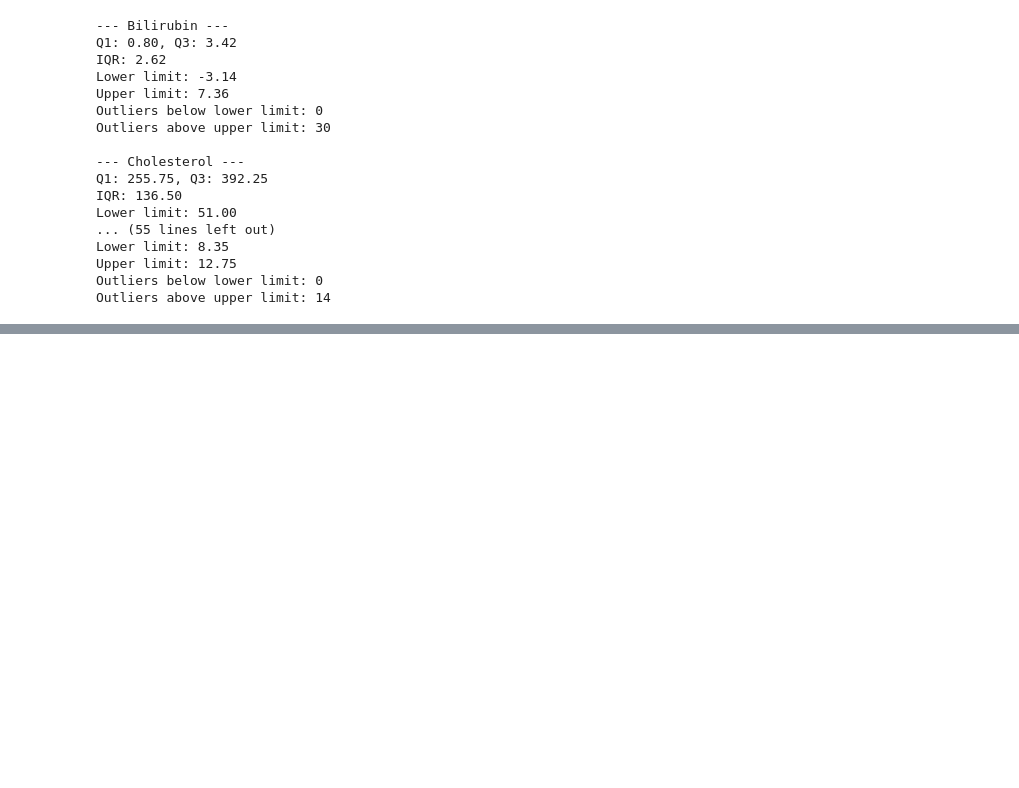
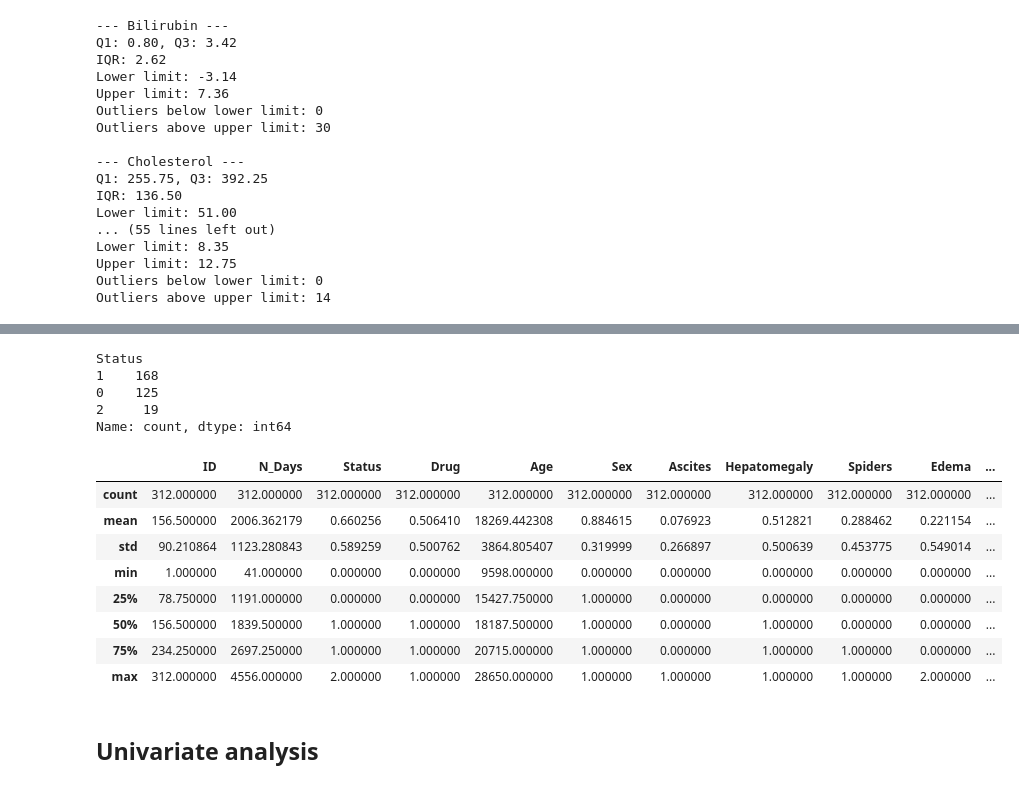
Before and after one commit to CarolinaCapitao/Machine-Learning, a Jupyter notebook: Cirrhosis_database.ipynb, the cells around one changed output, grey strips where cells are left out. Drawn from its saved outputs; the diff is of its cells as text; code cells hidden in the pictures; blank space fills up the shorter version.

```diff
--- a/Cirrhosis_database.ipynb
+++ b/Cirrhosis_database.ipynb
@@ -624,0 +662,40 @@ Outliers above upper limit: 14
+# %%
+# Replace outlier values with IQR-based lower and upper limits
+db3 = db.copy()
+
+for col in var_num:
+    q1 = np.percentile(db[col].dropna(), 25)
+    q3 = np.percentile(db[col].dropna(), 75)
+    iqr = q3 - q1
+    upper_limit = q3 + 1.5 * iqr
+    lower_limit = q1 - 1.5 * iqr
+
+    # Replace values below lower limit with lower limit
+    db3[col] = np.where(db[col] < lower_limit, lower_limit, db3[col])
+
+    # Replace values above upper limit with upper limit
+    db3[col] = np.where(db[col] > upper_limit, upper_limit, db3[col])
+
+# Check distribution of the target variable
+print(db3['Status'].value_counts())
+# %% [output]
+Status
+1    168
+0    125
+2     19
+Name: count, dtype: int64
+# %%
+# Descriptive statistics of the dataset with outliers replaced with IQR-based lower and upper limits
+db3.describe()
+# %% [output]
+|  | ID | N_Days | Status | Drug | Age | Sex | Ascites | Hepatomegaly | Spiders | Edema | ... |
+| count | 312.000000 | 312.000000 | 312.000000 | 312.000000 | 312.000000 | 312.000000 | 312.000000 | 312.000000 | 312.000000 | 312.000000 | ... |
+| mean | 156.500000 | 2006.362179 | 0.660256 | 0.506410 | 18269.442308 | 0.884615 | 0.076923 | 0.512821 | 0.288462 | 0.221154 | ... |
+| std | 90.210864 | 1123.280843 | 0.589259 | 0.500762 | 3864.805407 | 0.319999 | 0.266897 | 0.500639 | 0.453775 | 0.549014 | ... |
+| min | 1.000000 | 41.000000 | 0.000000 | 0.000000 | 9598.000000 | 0.000000 | 0.000000 | 0.000000 | 0.000000 | 0.000000 | ... |
+| 25% | 78.750000 | 1191.000000 | 0.000000 | 0.000000 | 15427.750000 | 1.000000 | 0.000000 | 0.000000 | 0.000000 | 0.000000 | ... |
+| 50% | 156.500000 | 1839.500000 | 1.000000 | 1.000000 | 18187.500000 | 1.000000 | 0.000000 | 1.000000 | 0.000000 | 0.000000 | ... |
+| 75% | 234.250000 | 2697.250000 | 1.000000 | 1.000000 | 20715.000000 | 1.000000 | 0.000000 | 1.000000 | 1.000000 | 0.000000 | ... |
+| max | 312.000000 | 4556.000000 | 2.000000 | 1.000000 | 28650.000000 | 1.000000 | 1.000000 | 1.000000 | 1.000000 | 2.000000 | ... |
+# %% [markdown]
+## Univariate analysis
```
Also changed, not shown: parts of 6 cells of this notebook.
